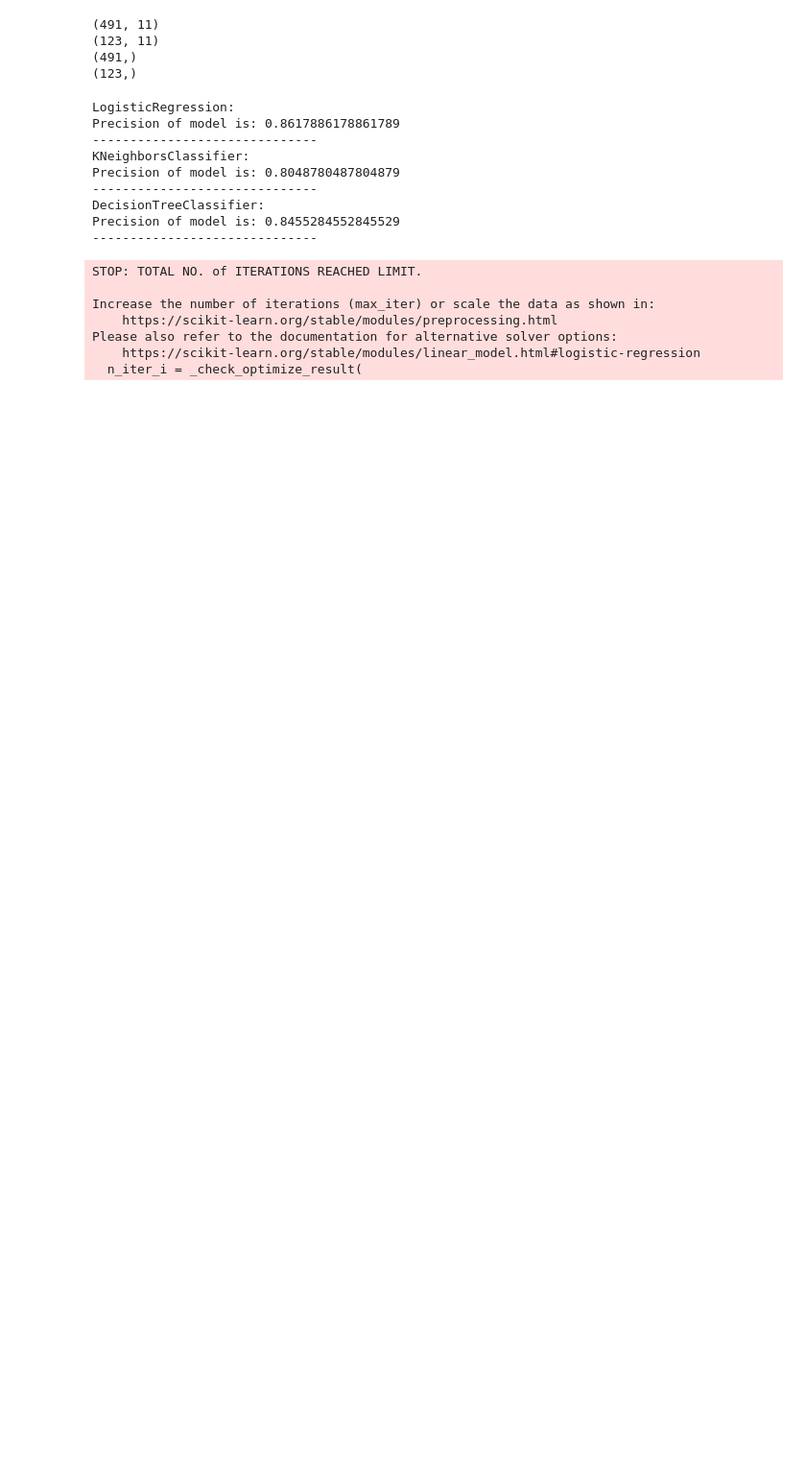
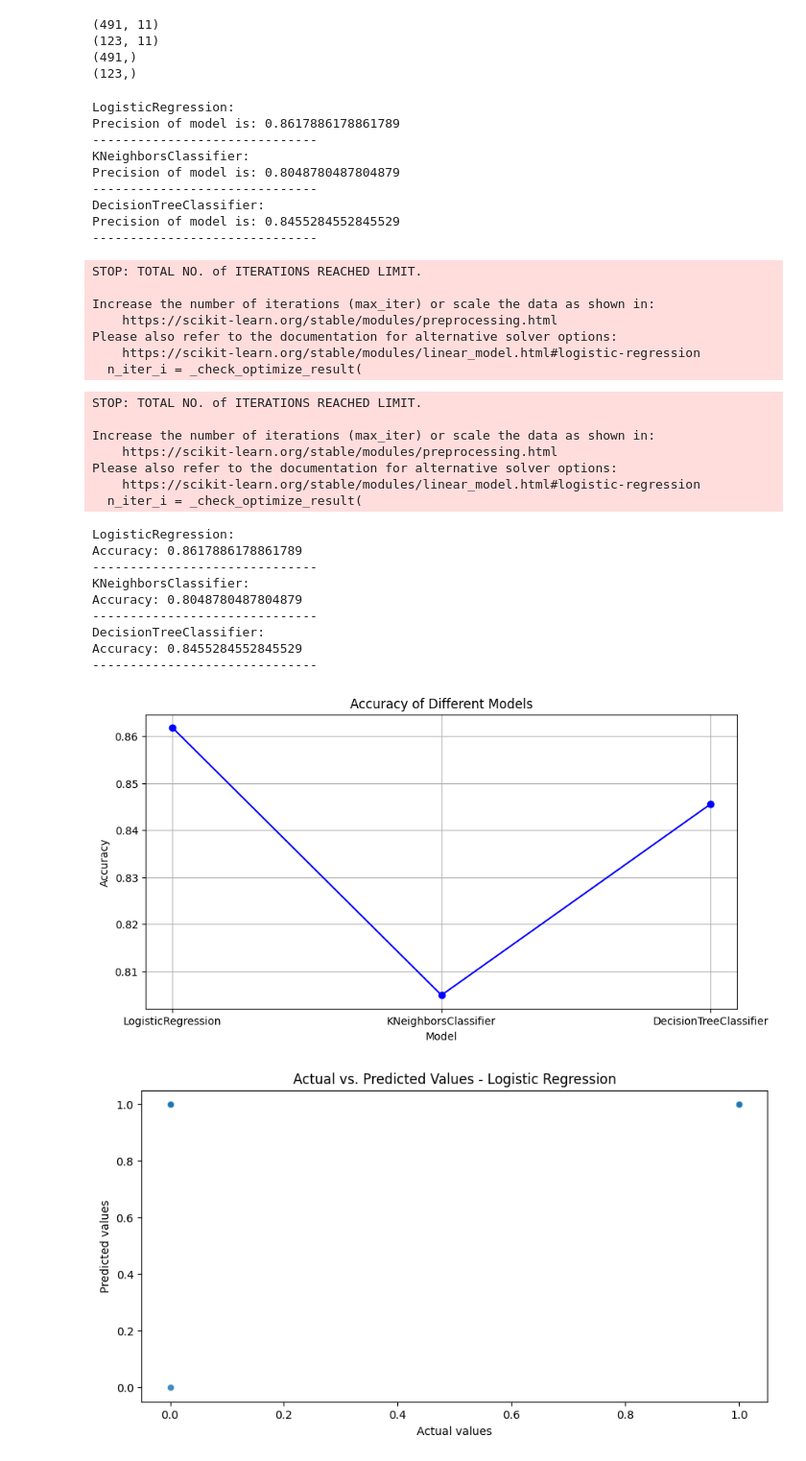
Before and after one commit to Laureoby/credit_dataset_traitement, a Jupyter notebook: Loading_dataset.ipynb, the cells around one changed output. Shown at 96% size. Cells and saved outputs as stored; diff of their text form; code cells hidden in the pictures; blank space fills up the shorter version.

```diff
--- a/Loading_dataset.ipynb
+++ b/Loading_dataset.ipynb
@@ -437,3 +413,57 @@ Increase the number of iterations (max_iter) or scale the data as shown in:
 Please also refer to the documentation for alternative solver options:
     https://scikit-learn.org/stable/modules/linear_model.html#logistic-regression
   n_iter_i = _check_optimize_result(
+# %%
+# New train_test_eval function with line plot for accuracies
+def train_test_eval(models, X_train, Y_train, X_test, Y_test):
+    accuracies = {}
+    predictions = {}
+
+    for name, model in models.items():
+        model.fit(X_train, Y_train)
+        Y_pred = model.predict(X_test)
+        accuracy = precision_function(Y_test, Y_pred, retu=True)
+        accuracies[name] = accuracy
+        predictions[name] = Y_pred
+        print(f'{name}:')
+        print(f'Accuracy: {accuracy}')
+        print('-'*30)
+
+    # Plotting the accuracies using a line plot
+    plt.figure(figsize=(10, 5))
+    plt.plot(list(accuracies.keys()), list(accuracies.values()), marker='o', linestyle='-', color='b')
+    plt.title('Accuracy of Different Models')
+    plt.ylabel('Accuracy')
+    plt.xlabel('Model')
+    plt.grid(True)
+    plt.show()
+
+    # Example of plotting actual vs predicted values for a specific model
+    plt.figure(figsize=(10, 5))
+    sns.scatterplot(x=Y_test, y=predictions['LogisticRegression'], alpha=0.6)
+    plt.title('Actual vs. Predicted Values - Logistic Regression')
+    plt.xlabel('Actual values')
+    plt.ylabel('Predicted values')
+    plt.show()
+
+# Call the function with your data
+train_test_eval(models, X_train, Y_train, X_test, Y_test)
+# %% [output]
+STOP: TOTAL NO. of ITERATIONS REACHED LIMIT.
+
+Increase the number of iterations (max_iter) or scale the data as shown in:
+    https://scikit-learn.org/stable/modules/preprocessing.html
+Please also refer to the documentation for alternative solver options:
+    https://scikit-learn.org/stable/modules/linear_model.html#logistic-regression
+  n_iter_i = _check_optimize_result(
+LogisticRegression:
+Accuracy: 0.8617886178861789
+------------------------------
+KNeighborsClassifier:
+Accuracy: 0.8048780487804879
+------------------------------
+DecisionTreeClassifier:
+Accuracy: 0.8455284552845529
+------------------------------
+[figure, added]
+[figure, added]
```
Also changed, not shown: parts of 5 cells of this notebook.
